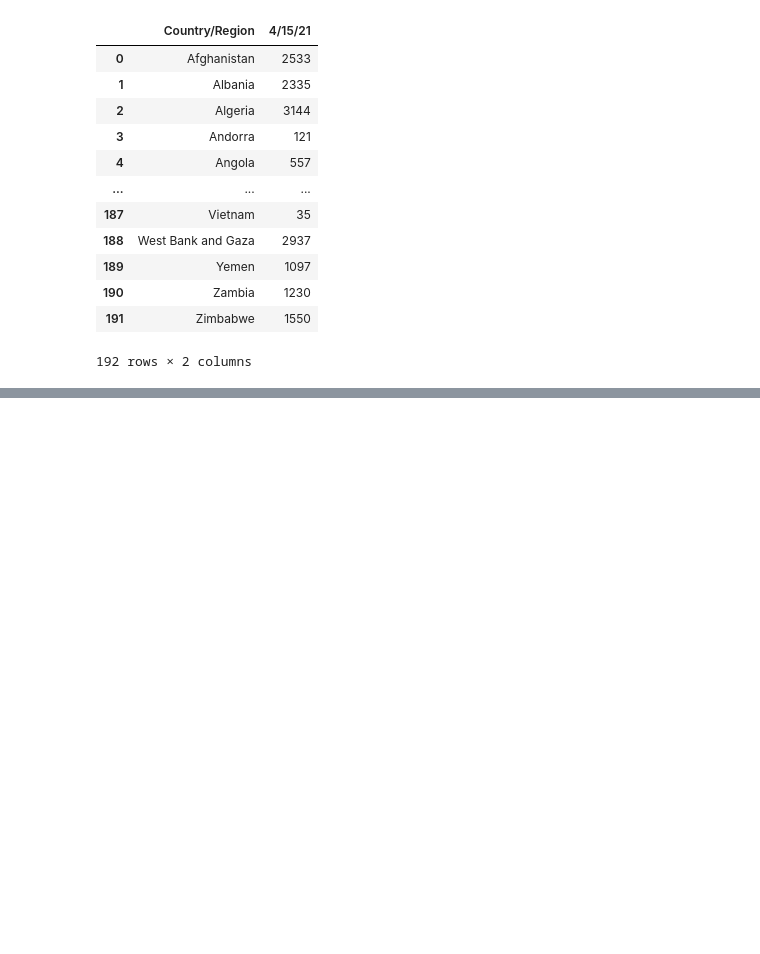
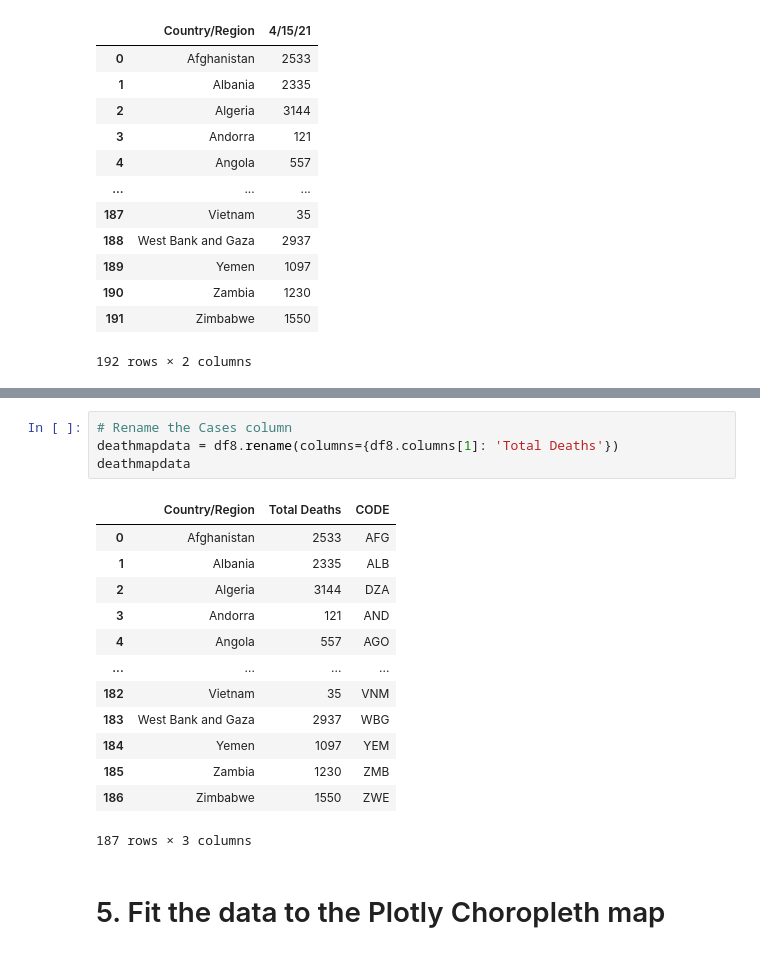
Before and after one commit to iannjari/covid-19-cases-and-mortality-forecaster, a Jupyter notebook: Data Preview.ipynb, the cells around one changed output, grey strips where cells are left out. Cells and saved outputs as stored; diff of their text form; blank space fills up the shorter version.

```diff
--- a/Data Preview.ipynb
+++ b/Data Preview.ipynb
@@ -385,0 +410,20 @@ df7
+# %%
+# Rename the Cases column
+deathmapdata = df8.rename(columns={df8.columns[1]: 'Total Deaths'})
+deathmapdata
+# %% [output]
+|  | Country/Region | Total Deaths | CODE |
+| 0 | Afghanistan | 2533 | AFG |
+| 1 | Albania | 2335 | ALB |
+| 2 | Algeria | 3144 | DZA |
+| 3 | Andorra | 121 | AND |
+| 4 | Angola | 557 | AGO |
+| ... | ... | ... | ... |
+| 182 | Vietnam | 35 | VNM |
+| 183 | West Bank and Gaza | 2937 | WBG |
+| 184 | Yemen | 1097 | YEM |
+| 185 | Zambia | 1230 | ZMB |
+| 186 | Zimbabwe | 1550 | ZWE |
+187 rows × 3 columns
+# %% [markdown]
+# 5. Fit the data to the Plotly Choropleth map
```
Also changed, not shown: parts of 4 cells of this notebook.
